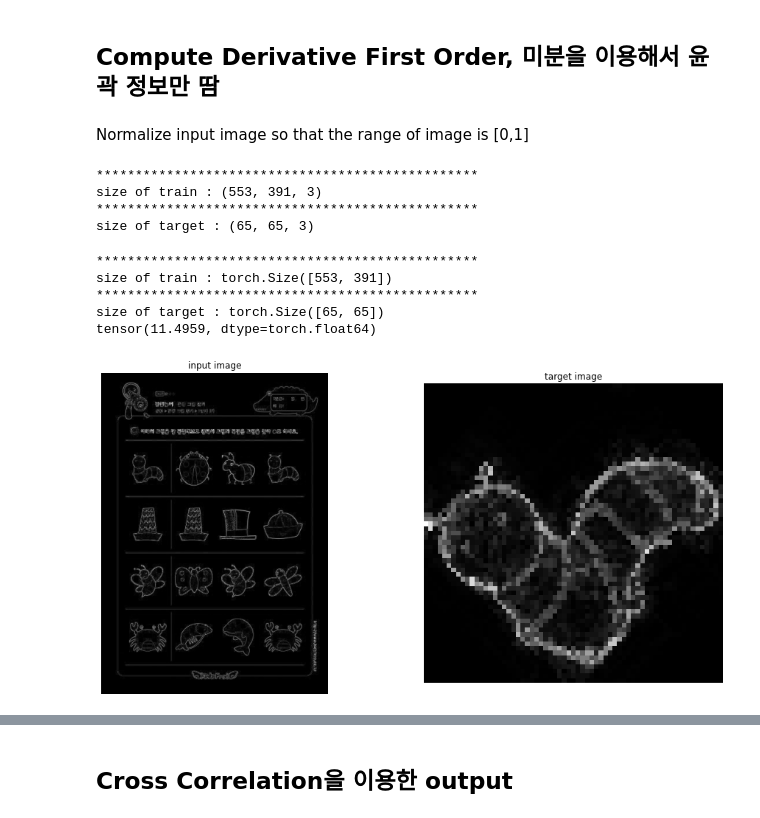
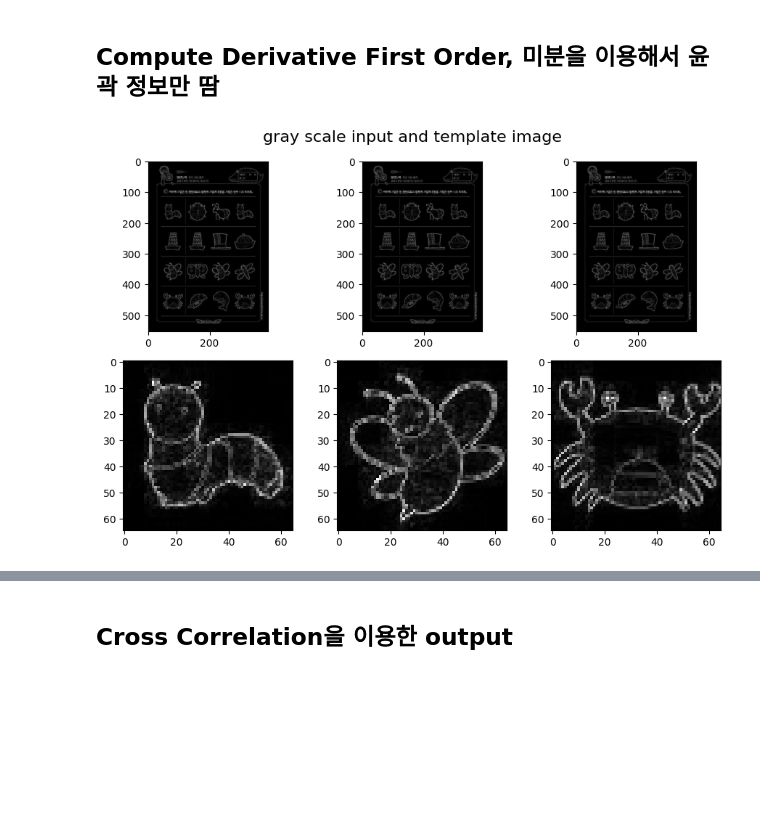
Before and after one commit to alzee03/object-detection-human-interface-media, a Jupyter notebook: find_same_picture.ipynb, the cells around one changed output, grey strips where cells are left out. Drawn from its saved outputs; the diff is of its cells as text; code cells hidden in the pictures; blank space fills up the shorter version.

```diff
--- a/find_same_picture.ipynb
+++ b/find_same_picture.ipynb
@@ -102,41 +103,38 @@ def naive_image_rotate(image, degree):
                 rot_img[i,j] = image[x,y]
 
     return rot_img
-# %% [markdown]
-Normalize input image so that the range of image is [0,1]
-# %%
-print('*************************************************')
-print('size of train :', image_train.shape)
-print('*************************************************')
-print('size of target :', image_target.shape)
-# %% [output]
-*************************************************
-size of train : (553, 391, 3)
-*************************************************
-size of target : (65, 65, 3)
-# %%
-rotate_180 = naive_image_rotate( gray_scale_derivative(image_target),45)
-image_train_gray = torch.from_numpy(gray_scale_derivative(image_train))
-image_target_gray = torch.from_numpy( (rotate_180))
-print('*************************************************')
-print('size of train :', image_train_gray.shape )
-print('*************************************************')
-print('size of target :', image_target_gray.shape)
-
-plt.figure(figsize=(16,8))
-plt.subplot(121)
-plt.imshow(image_train_gray, cmap = 'gray')
-plt.title('input image')
-plt.axis('off')
-plt.subplot(122)
-plt.imshow(image_target_gray, cmap = 'gray')
-plt.title('target image')
-plt.axis('off')
-print(image_train_gray.mean())
-# %% [output]
-*************************************************
-size of train : torch.Size([553, 391])
-*************************************************
-size of target : torch.Size([65, 65])
-tensor(11.4959, dtype=torch.float64)
-[figure, removed]
+# %%
+
+image_input_gray = torch.from_numpy(gray_scale_derivative(image_input))
+image_target_gray = []
+for image in image_target:
+  out = torch.from_numpy( gray_scale_derivative(image))
+  image_target_gray.append(out)
+image_target_rotate45 = []
+
+for image in image_target:
+  out = torch.from_numpy( image_rotate(gray_scale_derivative(image),45))
+  image_target_rotate45.append(out)
+image_target_scaled = []
+
+image_input_scale = image_input_gray[::2,::2]
+for image in image_target:
+  out = torch.from_numpy( image_rotate(gray_scale_derivative(image[::2,::2]),45))
+  image_target_scaled.append(out)
+# %%
+def show_input_template_gray_scale():
+  nRow = 2
+  nCol = 3
+  size =3
+  title = 'gray scale input and template image'
+
+  fig, axes = plt.subplots(nRow, nCol, figsize=(size * nCol, size * nRow))
+  fig.suptitle(title, fontsize=16)
+  for c in range(nCol):
+    axes[0,c].imshow(image_input_gray,cmap = 'gray')
+    axes[1,c].imshow(image_target_gray[c],cmap = 'gray')
+  plt.tight_layout()
+  plt.show()
+show_input_template_gray_scale()
+# %% [output]
+[figure, added]
```
Also changed, not shown: parts of 19 cells of this notebook, 9 other files.
